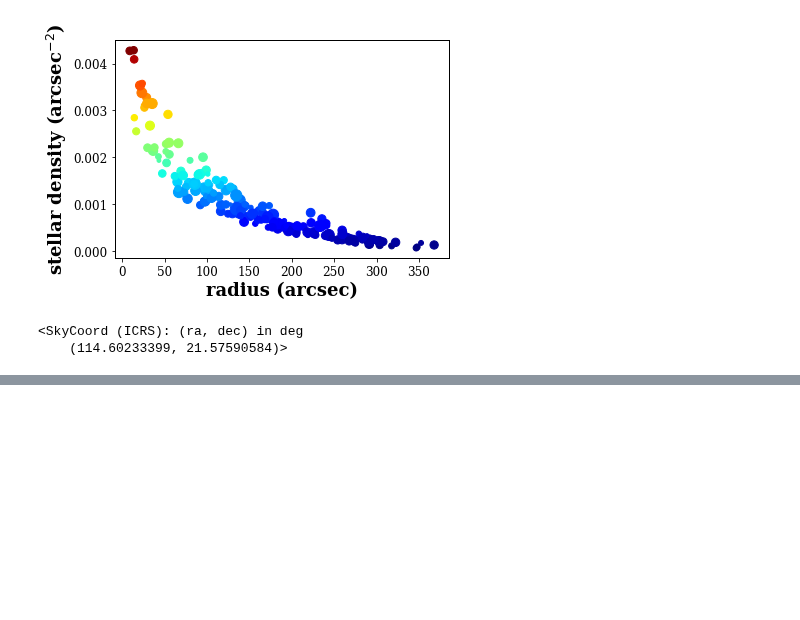
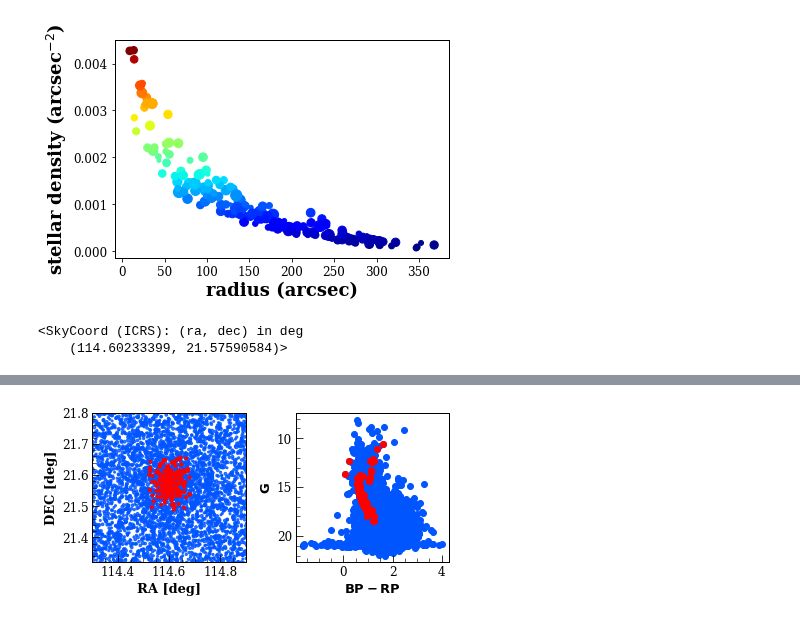
Before and after one commit to jppirest/mw_substructures, a Jupyter notebook: dados/GAIA/HDBSCAN/Clusters/NGC_2420/py_gaia.ipynb, the cells around one changed output, grey strips where cells are left out. Drawn from its saved outputs; the diff is of its cells as text; code cells hidden in the pictures; blank space fills up the shorter version.

```diff
--- a/dados/GAIA/HDBSCAN/Clusters/NGC_2420/py_gaia.ipynb
+++ b/dados/GAIA/HDBSCAN/Clusters/NGC_2420/py_gaia.ipynb
@@ -847,0 +850,45 @@ plt.scatter(clip_loop['ra'],clip_loop['dec'], color = 'red', alpha = 0.5)
+# %%
+from matplotlib.ticker import AutoMinorLocator
+
+fig = plt.figure(figsize=(6,3))
+ax1 = fig.add_subplot(2,2,(1,3))
+ax2 = fig.add_subplot(2,2,(2,4))
+
+
+ax1.scatter(df['ra'],df['dec'], color = '#0055FF',s=(25-df.phot_g_mean_mag), alpha = 0.8)
+ax1.set_xlim(114.3,114.9)
+ax1.set_ylim(21.32,21.8)
+ax1.scatter(clip_loop['ra'],clip_loop['dec'], color = 'red', s=(25-clip_loop.phot_g_mean_mag), zorder = 10)
+ax1.set_ylabel('DEC [deg]', fontweight = 'bold')
+ax1.set_xlabel('RA [deg]', fontweight = 'bold')
+
+ax1.xaxis.set_minor_locator(AutoMinorLocator())
+ax1.yaxis.set_minor_locator(AutoMinorLocator())
+ax1.tick_params(which = 'major', axis = 'y', direction='in', length = 7)
+ax1.tick_params(which = 'minor', axis = 'y', direction='in', length = 4)
+ax1.tick_params(which = 'major', axis = 'x', direction='in', length = 7)
+ax1.tick_params(which = 'minor', axis = 'x', direction='in', length = 4)
+
+
+
+
+ax2.scatter(df['bp_rp'],df['phot_g_mean_mag'], color = '#0055FF')
+ax2.scatter(clip_loop['bp_rp'], clip_loop['phot_g_mean_mag'], color = 'red')
+ax2.set_xlabel('BP - RP', fontweight = 'bold')
+ax2.set_ylabel('G', fontweight = 'bold')
+ax2.invert_yaxis()
+ax2.set_ylabel(r'$\mathbf{G}$')
+ax2.set_xlabel(r'$\mathbf{BP - RP}$')
+#ax2.grid()
+
+ax2.xaxis.set_minor_locator(AutoMinorLocator())
+ax2.yaxis.set_minor_locator(AutoMinorLocator())
+ax2.tick_params(which = 'major', axis = 'y', direction='in', length = 7)
+ax2.tick_params(which = 'minor', axis = 'y', direction='in', length = 4)
+ax2.tick_params(which = 'major', axis = 'x', direction='in', length = 7)
+ax2.tick_params(which = 'minor', axis = 'x', direction='in', length = 4)
+
+plt.tight_layout()
+#plt.savefig('teste.jpg', format = 'jpg', dpi = 300)
+# %% [output]
+[figure, added]
```
Also changed, not shown: parts of 3 cells of this notebook, 25 other files.
